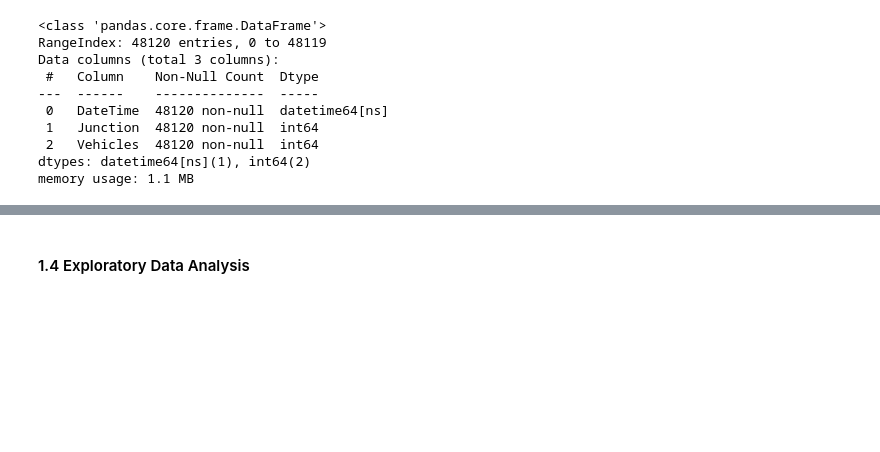
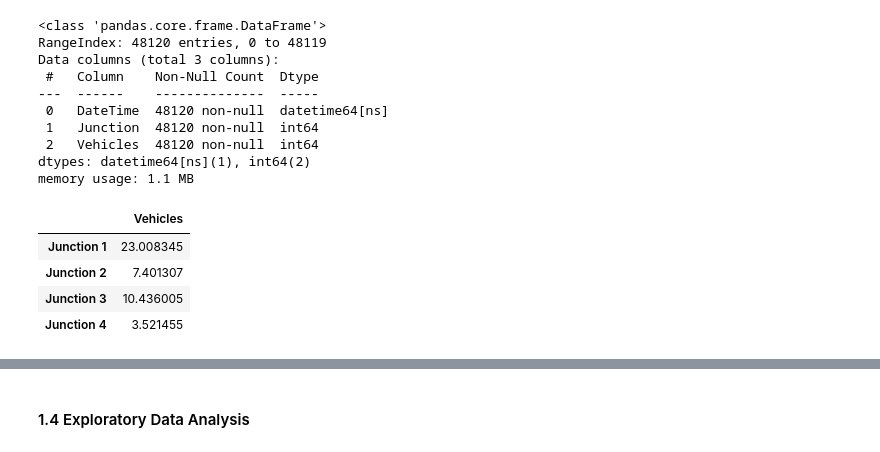
Before and after one commit to its-kios09/Traffic-Prediction, a Jupyter notebook: model/TrafficModel.ipynb, the cells around one changed output, grey strips where cells are left out. Drawn from its saved outputs; the diff is of its cells as text; code cells hidden in the pictures; blank space fills up the shorter version.

```diff
--- a/Model/TrafficModel.ipynb
+++ b/model/TrafficModel.ipynb
@@ -32,7 +32,7 @@ This dataset is a collection of numbers of vehicles at four junctions at an hour
 
 The sensors on each of these junctions were collecting data at different times, hence the traffic data from different time periods. Some of the junctions have provided limited or sparse data.
 # %%
-df =pd.read_csv('../Dataset/traffic.csv')
+df =pd.read_csv('../additional files/')
 df.head()
 # %% [output]
 |  | DateTime | Junction | Vehicles | ID |
@@ -66,3 +66,24 @@ Data columns (total 3 columns):
  2   Vehicles  48120 non-null  int64
 dtypes: datetime64[ns](1), int64(2)
 memory usage: 1.1 MB
+# %%
+# calculate mean and std for each junction
+mean = df.groupby('Junction').mean()
+std =  df.groupby('Junction').std()
+
+# update index labels to match junction names used in preprocess_data function
+mean.index = ['Junction 1', 'Junction 2', 'Junction 3', 'Junction 4']
+std.index = ['Junction 1', 'Junction 2', 'Junction 3', 'Junction 4']
+
+
+## save mean and std to CSV files
+mean.to_csv('../additional-files/mean.csv')
+std.to_csv('../additional-files/std.csv')
+# %%
+std
+# %% [output]
+|  | Vehicles |
+| Junction 1 | 23.008345 |
+| Junction 2 | 7.401307 |
+| Junction 3 | 10.436005 |
+| Junction 4 | 3.521455 |
```
Also changed, not shown: parts of 10 cells of this notebook, 8 other files.
